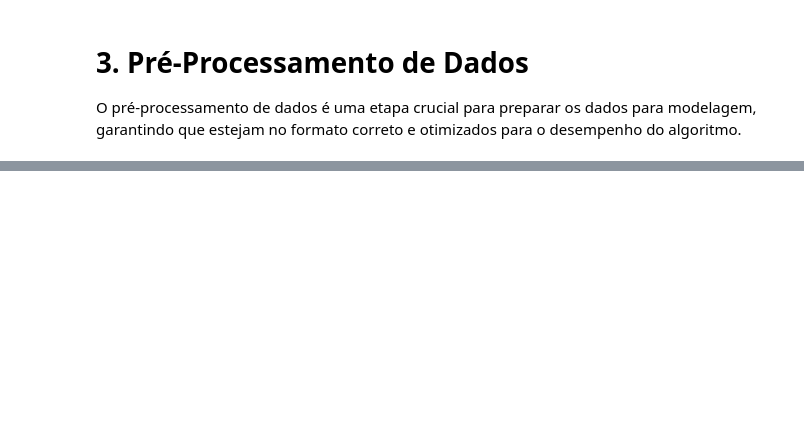
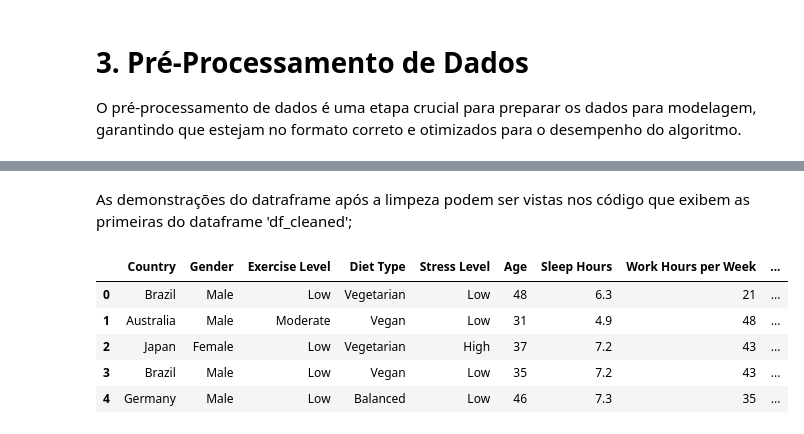
Before and after one commit to hugocfrias/MVP-Machine-Learning, a Jupyter notebook: MVP_Machine_Learning.ipynb, the cells around one changed output, grey strips where cells are left out. Drawn from its saved outputs; the diff is of its cells as text; code cells hidden in the pictures; blank space fills up the shorter version.

```diff
--- a/MVP_Machine_Learning.ipynb
+++ b/MVP_Machine_Learning.ipynb
@@ -135,0 +167,15 @@ O pré-processamento de dados é uma etapa crucial para preparar os dados para m
+# %%
+# Criação do novo DataFrame com a limpeza dos dados (exclusão coluna 'Mental Health Condition')
+df_cleaned = df.dropna(axis=1, how='any')
+# %% [markdown]
+As demonstrações do datraframe após a limpeza podem ser vistas nos código que exibem as primeiras do dataframe 'df_cleaned';
+# %%
+# Exibição das primeiras linhas df_cleaned
+df_cleaned.head()
+# %% [output]
+|  | Country | Gender | Exercise Level | Diet Type | Stress Level | Age | Sleep Hours | Work Hours per Week | ... |
+| 0 | Brazil | Male | Low | Vegetarian | Low | 48 | 6.3 | 21 | ... |
+| 1 | Australia | Male | Moderate | Vegan | Low | 31 | 4.9 | 48 | ... |
+| 2 | Japan | Female | Low | Vegetarian | High | 37 | 7.2 | 43 | ... |
+| 3 | Brazil | Male | Low | Vegan | Low | 35 | 7.2 | 43 | ... |
+| 4 | Germany | Male | Low | Balanced | Low | 46 | 7.3 | 35 | ... |
```
Also changed, not shown: parts of 6 cells of this notebook.
